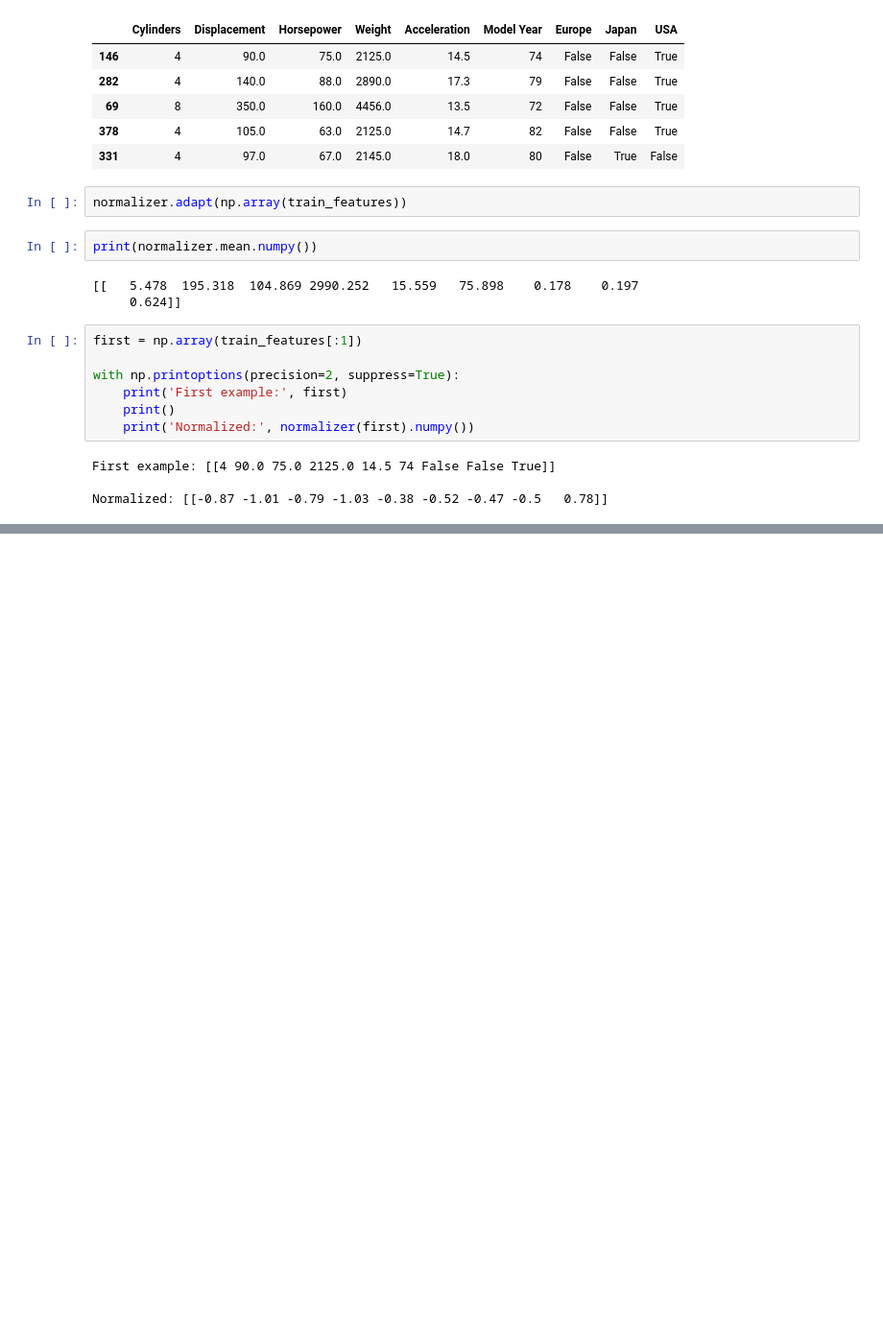
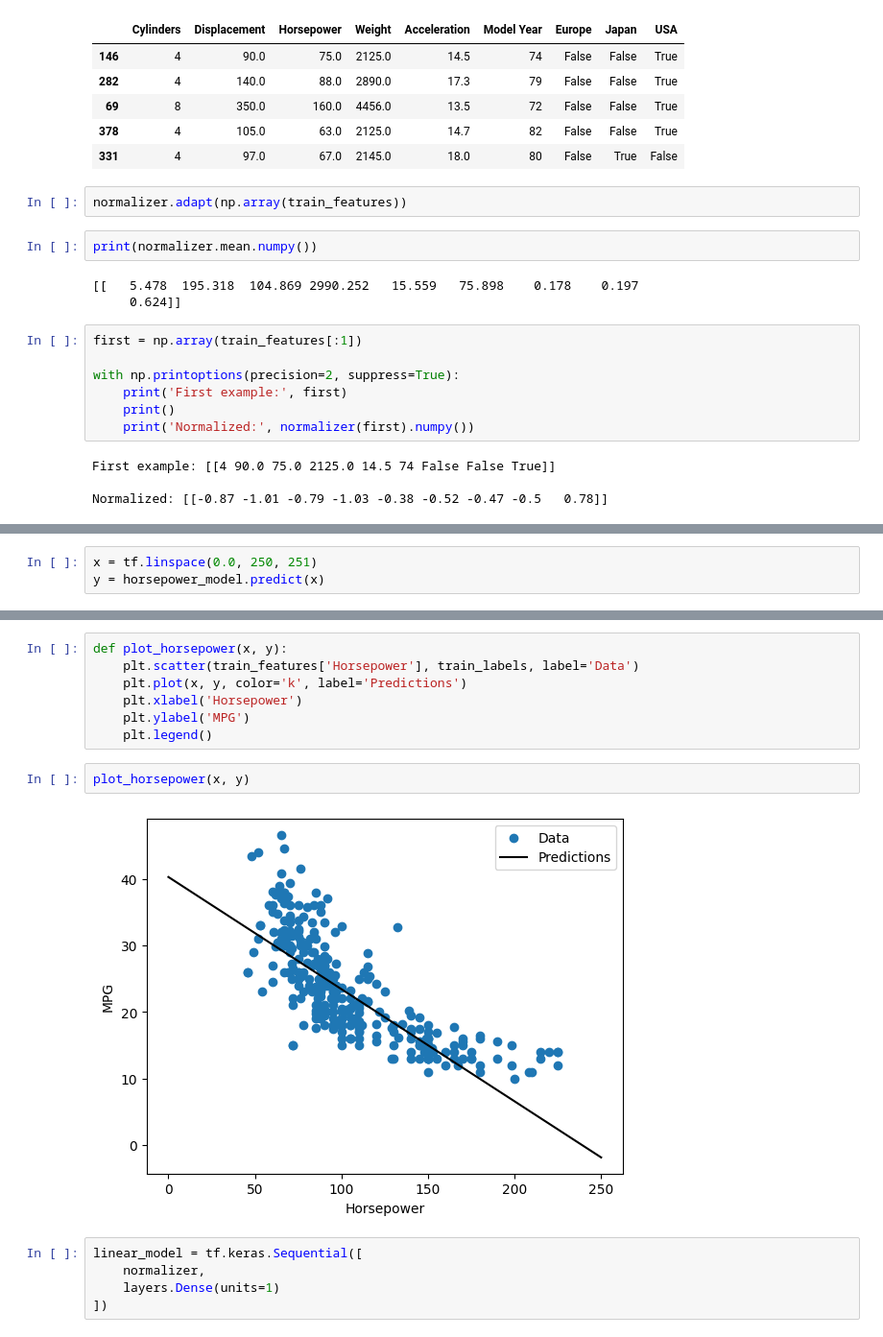
Before and after one commit to pangyeeshen23/AIModel, a Jupyter notebook: Beginner Tutorial/Regression/predict-fuel-eff.ipynb, the cells around one changed output, grey strips where cells are left out. Shown: that part at 96% size. Saved outputs shown, nothing was run; the diff lists cells and outputs as text; blank space fills up the shorter version.

```diff
--- a/Beginner Tutorial/Regression/predict-fuel-eff.ipynb
+++ b/Beginner Tutorial/Regression/predict-fuel-eff.ipynb
@@ -149,0 +249,3 @@ NotImplementedError: Iterating over a symbolic KerasTensor is not supported.
+# %%
+x = tf.linspace(0.0, 250, 251)
+y = horsepower_model.predict(x)
@@ -149,0 +254,16 @@ NotImplementedError: Iterating over a symbolic KerasTensor is not supported.
+# %%
+def plot_horsepower(x, y):
+    plt.scatter(train_features['Horsepower'], train_labels, label='Data')
+    plt.plot(x, y, color='k', label='Predictions')
+    plt.xlabel('Horsepower')
+    plt.ylabel('MPG')
+    plt.legend()
+# %%
+plot_horsepower(x, y)
+# %% [output]
+[figure, added]
+# %%
+linear_model = tf.keras.Sequential([
+    normalizer,
+    layers.Dense(units=1)
+])
```
Also changed, not shown: parts of 18 cells of this notebook, 1 other file.
